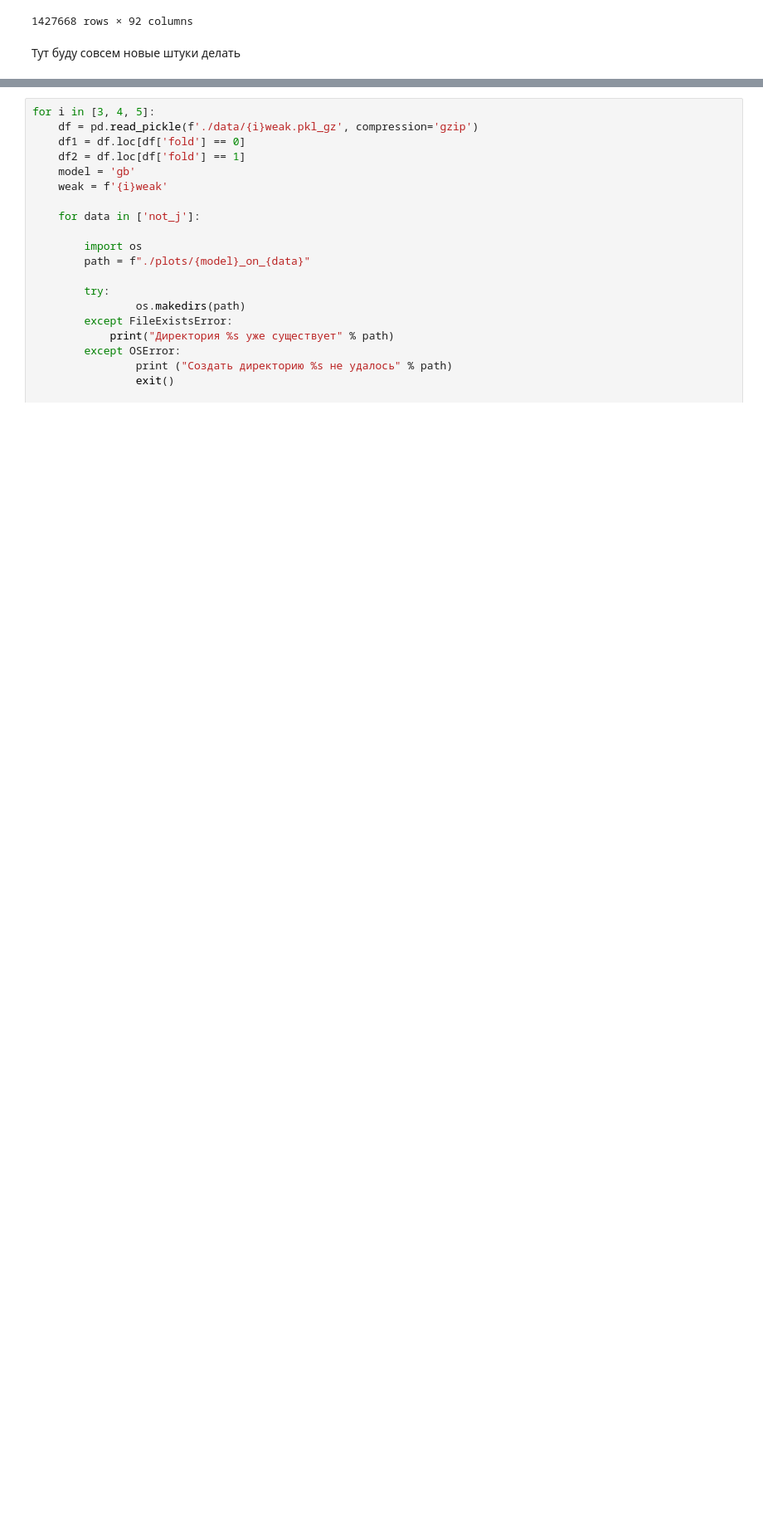
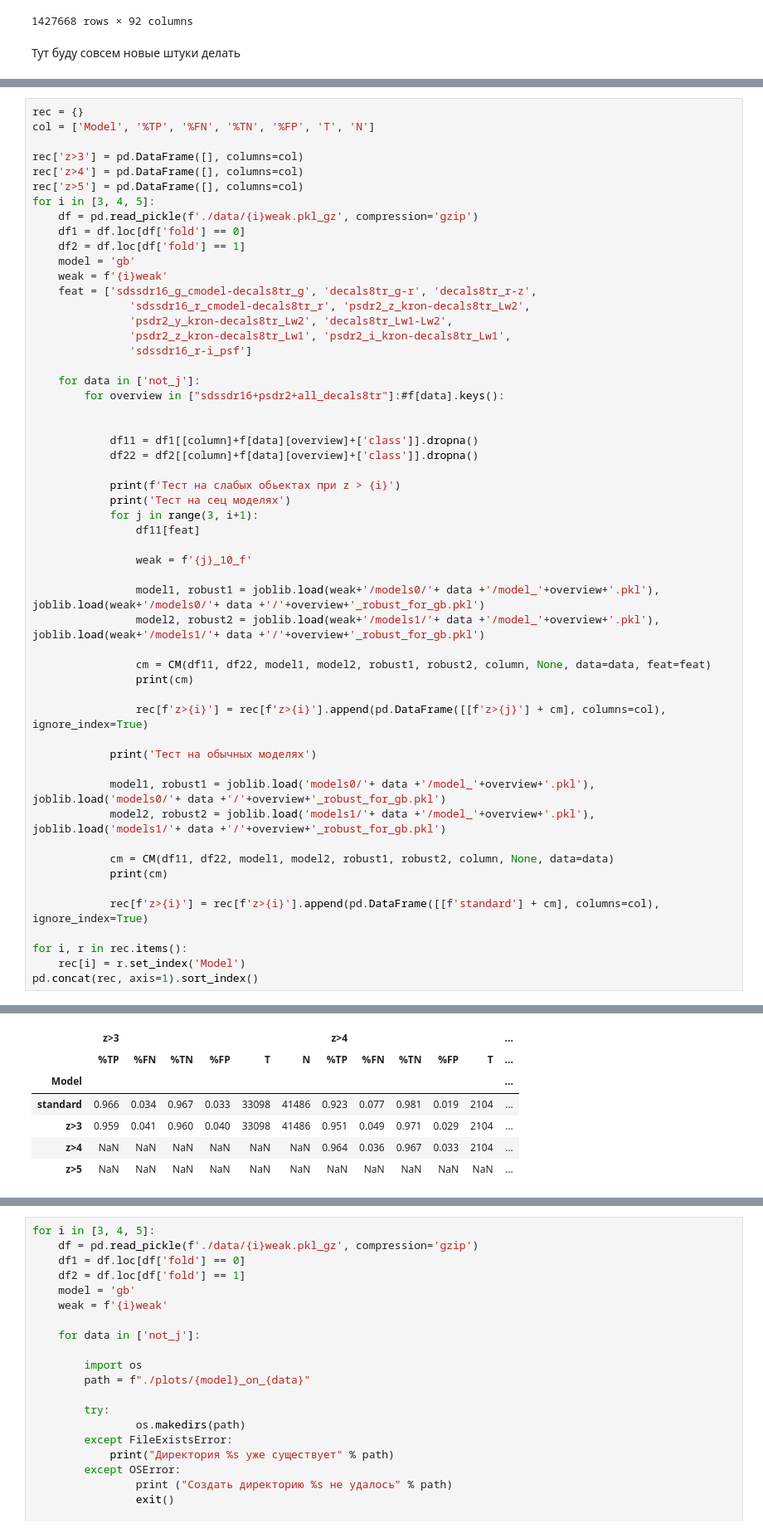
Before and after one commit to NadezhdaMalysheva/Scientific-work, a Jupyter notebook: S-G-Q_DESI+PanSTARRS+SDSS+WISE+J_UHS/Строим графики.ipynb, the cells around one changed output, grey strips where cells are left out. Shown at 83% size. Saved outputs shown, nothing was run; the diff lists cells and outputs as text; blank space fills up the shorter version.

```diff
--- a/S-G-Q_DESI+PanSTARRS+SDSS+WISE+J_UHS/Строим графики.ipynb
+++ b/S-G-Q_DESI+PanSTARRS+SDSS+WISE+J_UHS/Строим графики.ipynb
@@ -1365,0 +1465,55 @@ rec
+# %%
+rec = {}
+col = ['Model', '%TP', '%FN', '%TN', '%FP', 'T', 'N']
+
+rec['z>3'] = pd.DataFrame([], columns=col)
+rec['z>4'] = pd.DataFrame([], columns=col)
+rec['z>5'] = pd.DataFrame([], columns=col)
+for i in [3, 4, 5]:
+    df = pd.read_pickle(f'./data/{i}weak.pkl_gz', compression='gzip')
+    df1 = df.loc[df['fold'] == 0]
+    df2 = df.loc[df['fold'] == 1]
+    model = 'gb'
+    weak = f'{i}weak'
+    feat = ['sdssdr16_g_cmodel-decals8tr_g', 'decals8tr_g-r', 'decals8tr_r-z',
+               'sdssdr16_r_cmodel-decals8tr_r', 'psdr2_z_kron-decals8tr_Lw2',
+               'psdr2_y_kron-decals8tr_Lw2', 'decals8tr_Lw1-Lw2',
+               'psdr2_z_kron-decals8tr_Lw1', 'psdr2_i_kron-decals8tr_Lw1',
+               'sdssdr16_r-i_psf']
+
+    for data in ['not_j']:
+        for overview in ["sdssdr16+psdr2+all_decals8tr"]:#f[data].keys():
+
+
+            df11 = df1[[column]+f[data][overview]+['class']].dropna()
+            df22 = df2[[column]+f[data][overview]+['class']].dropna()
+
+            print(f'Тест на слабых обьектах при z > {i}')
+            print('Тест на сец моделях')
+            for j in range(3, i+1):
+                df11[feat]
+
+                weak = f'{j}_10_f'
+
+                model1, robust1 = joblib.load(weak+'/models0/'+ data +'/model_'+overview+'.pkl'), joblib.load(weak+'/models0/'+ data +'/'+overview+'_robust_for_gb.pkl')
+                model2, robust2 = joblib.load(weak+'/models1/'+ data +'/model_'+overview+'.pkl'), joblib.load(weak+'/models1/'+ data +'/'+overview+'_robust_for_gb.pkl')
+
+                cm = CM(df11, df22, model1, model2, robust1, robust2, column, None, data=data, feat=feat)
+                print(cm)
+
+                rec[f'z>{i}'] = rec[f'z>{i}'].append(pd.DataFrame([[f'z>{j}'] + cm], columns=col), ignore_index=True)
+
+            print('Тест на обычных моделях')
+
+            model1, robust1 = joblib.load('models0/'+ data +'/model_'+overview+'.pkl'), joblib.load('models0/'+ data +'/'+overview+'_robust_for_gb.pkl')
+            model2, robust2 = joblib.load('models1/'+ data +'/model_'+overview+'.pkl'), joblib.load('models1/'+ data +'/'+overview+'_robust_for_gb.pkl')
+
+            cm = CM(df11, df22, model1, model2, robust1, robust2, column, None, data=data)
+            print(cm)
+
+            rec[f'z>{i}'] = rec[f'z>{i}'].append(pd.DataFrame([[f'standard'] + cm], columns=col), ignore_index=True)
+
+for i, r in rec.items():
+    rec[i] = r.set_index('Model')
+pd.concat(rec, axis=1).sort_index()
+# %% [output]
@@ -1365,0 +1537,7 @@ rec
+|  | z>3 |  |  |  |  |  | z>4 |  |  |  |  | ... |
+|  | %TP | %FN | %TN | %FP | T | N | %TP | %FN | %TN | %FP | T | ... |
+| Model |  |  |  |  |  |  |  |  |  |  |  | ... |
+| standard | 0.966 | 0.034 | 0.967 | 0.033 | 33098 | 41486 | 0.923 | 0.077 | 0.981 | 0.019 | 2104 | ... |
+| z>3 | 0.959 | 0.041 | 0.960 | 0.040 | 33098 | 41486 | 0.951 | 0.049 | 0.971 | 0.029 | 2104 | ... |
+| z>4 | NaN | NaN | NaN | NaN | NaN | NaN | 0.964 | 0.036 | 0.967 | 0.033 | 2104 | ... |
+| z>5 | NaN | NaN | NaN | NaN | NaN | NaN | NaN | NaN | NaN | NaN | NaN | ... |
```
Also changed, not shown: parts of 12 cells of this notebook.
